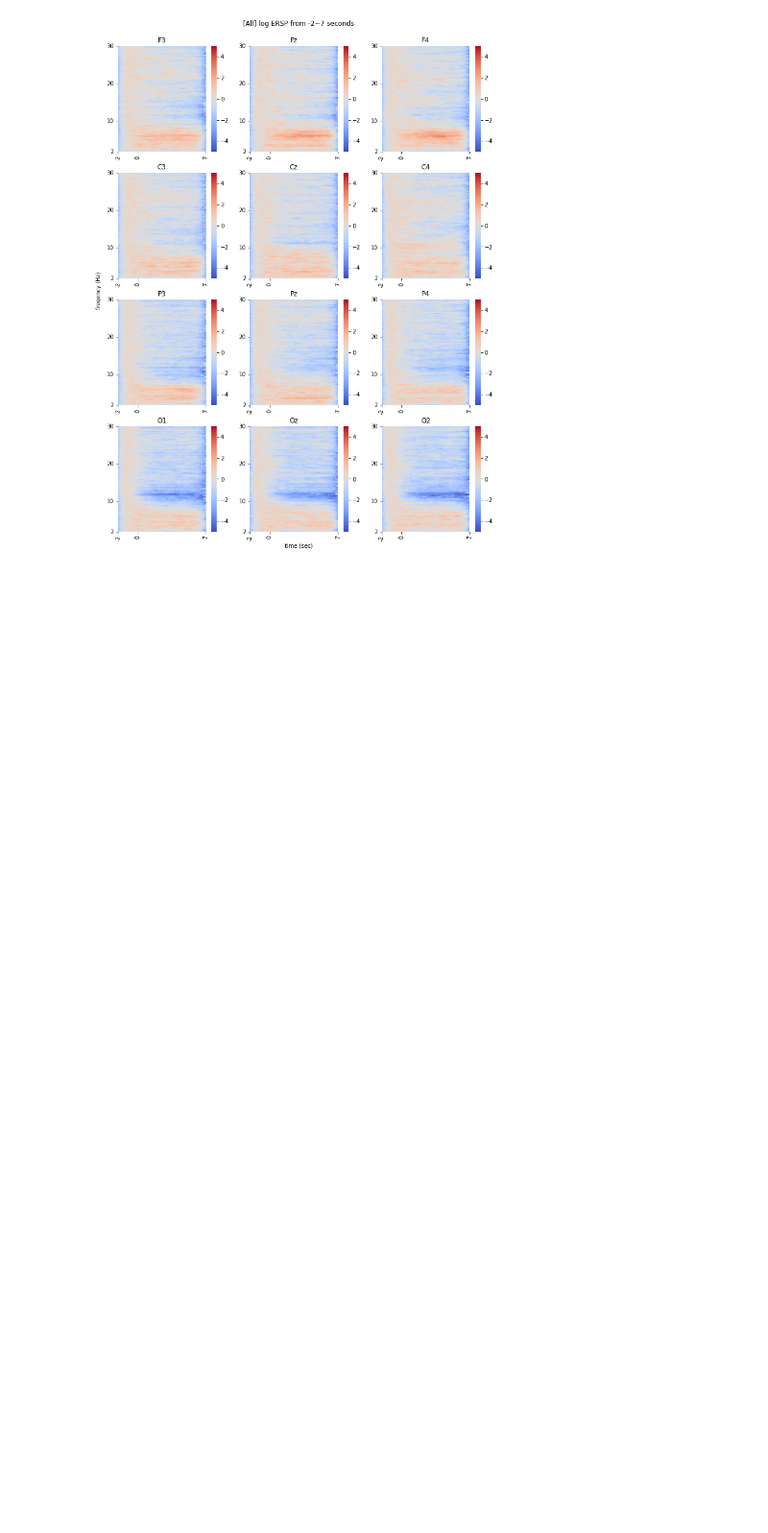
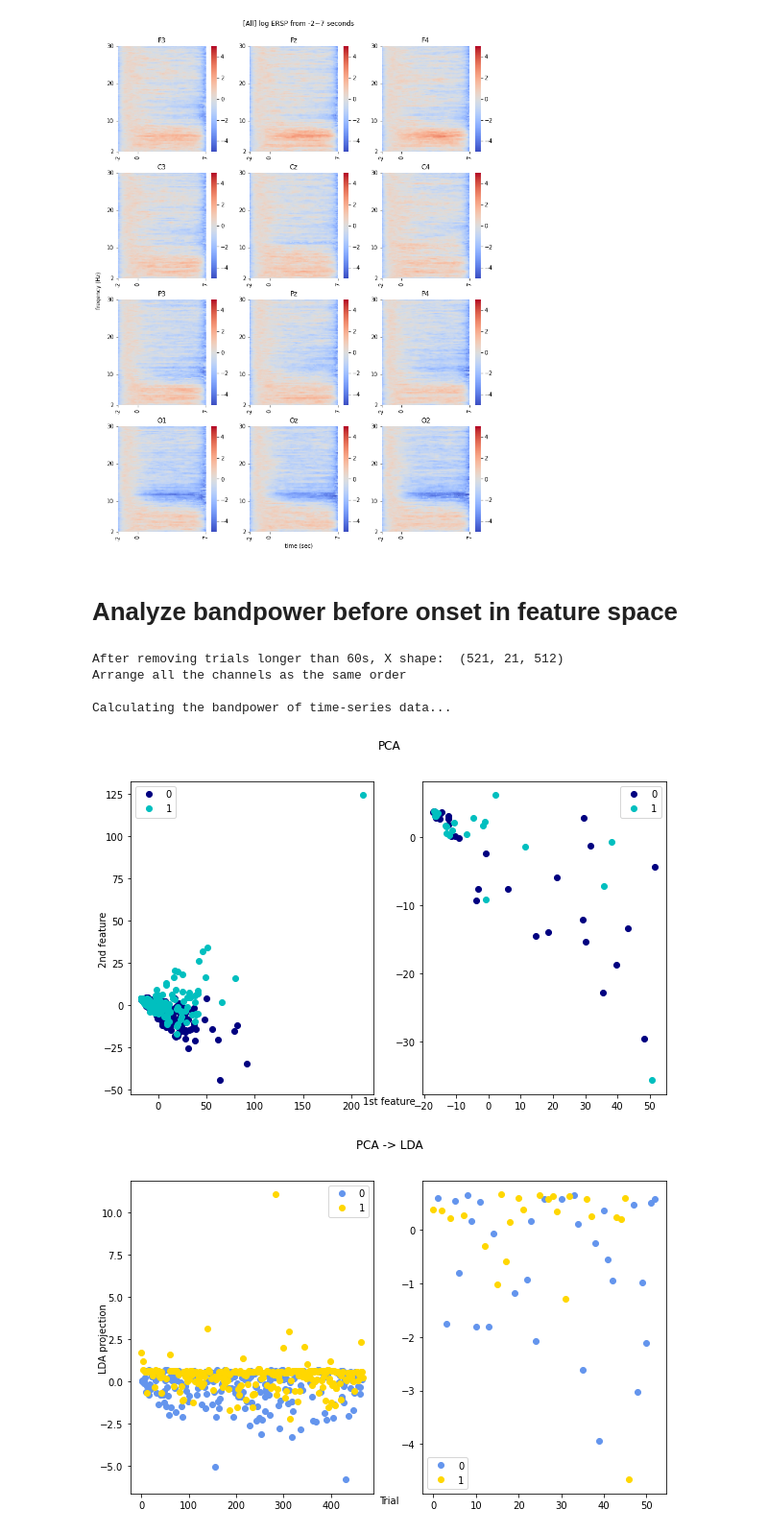
Before and after one commit to hundredball/Math24, a Jupyter notebook: Analyze_data.ipynb, the cells around one changed output. Shown at 96% size. Saved outputs shown, nothing was run; the diff lists cells and outputs as text; code cells hidden in the pictures; blank space fills up the shorter version.

Commit message:
Add feature space of PCA, FA, LDA

```diff
--- a/Analyze_data.ipynb
+++ b/Analyze_data.ipynb
@@ -1173,3 +1180,34 @@ fig.suptitle('[All] log ERSP from -2~7 seconds', y=0.92)
 fig.savefig('./results/Analyze_ERSP_beforeAfterOnset/ERSP_all_normalize_TW_rmBaseline_bootstrap.png')
 # %% [output]
 [figure]
+# %% [markdown]
+# Analyze bandpower before onset in feature space
+# %%
+# Load data
+X, Y, C, S, D = dl.read_data([2], list(range(11)), channel_limit=21, rm_baseline=False)
+
+# Get bandpower
+bp = bandpower.get_bandpower(X, low=[4,7], high=[7,13])
+
+# Flatten bp
+bp = bp.reshape((bp.shape[0],-1))
+
+# Separate training and testing data
+X_train, X_test, SL_train, SL_test = train_test_split(bp, Y, test_size=0.1, random_state=23)
+# %% [output]
+After removing trials longer than 60s, X shape:  (521, 21, 512)
+Arrange all the channels as the same order
+
+Calculating the bandpower of time-series data...
+# %%
+# Separate solution latencies into several groups
+num_group = 2
+Y_train, Y_test = np.zeros(SL_train.shape), np.zeros(SL_test.shape)
+bounds = np.percentile(SL_train, np.array([i*100/num_group for i in range(num_group+1)]))
+
+for i in range(num_group):
+    lower_bound = bounds[i]
+    higher_bound = bounds[i+1]
+
+    Y_train[np.logical_and(lower_bound<SL_train, SL_train<=higher_bound)] = i
+    Y_test[np.logical_and(lower_bound<SL_test, SL_test<=higher_bound)] = i
@@ -1175,0 +1244,19 @@ fig.savefig('./results/Analyze_ERSP_beforeAfterOnset/ERSP_all_normalize_TW_rmBas
+# %%
+# PCA Transform
+pca = PCA(n_components=2)
+X_train_PCA = pca.fit_transform(X_train)
+X_test_PCA = pca.transform(X_test)
+
+
+# LDA Transform
+lda = LinearDiscriminantAnalysis()
+X_train_PCA_LDA = lda.fit_transform(X_train_PCA, Y_train)
+X_test_PCA_LDA = lda.transform(X_test_PCA)
+
+# Plot them
+%matplotlib inline
+feature_plot(X_train_PCA, X_test_PCA, Y_train, Y_test, title='PCA', mode='other')
+feature_plot(X_train_PCA_LDA, X_test_PCA_LDA, Y_train, Y_test, title='PCA -> LDA', mode='LDA')
+# %% [output]
+[figure, added]
+[figure, added]
```
Also changed, not shown: parts of 6 cells of this notebook, 1 other file.
